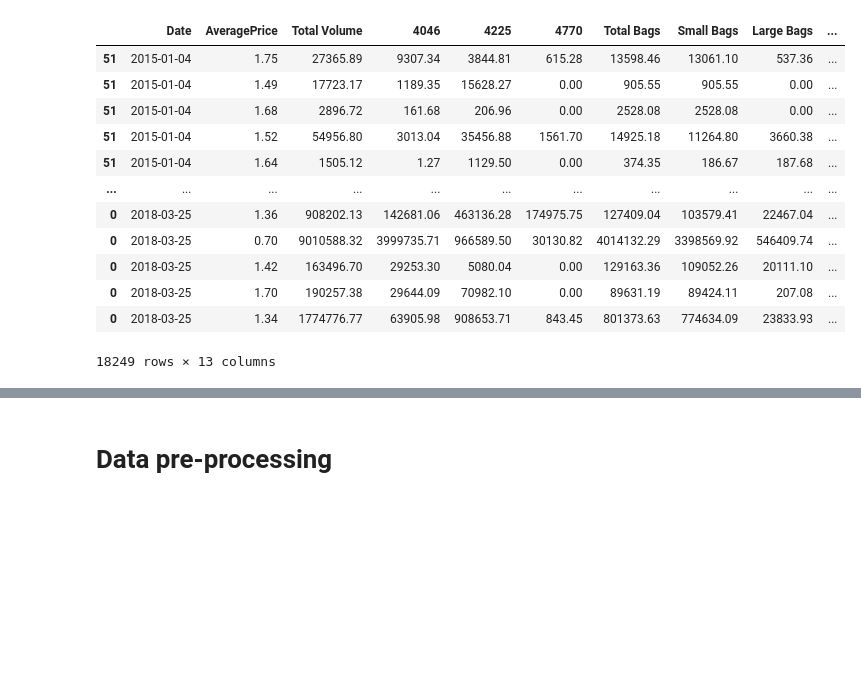
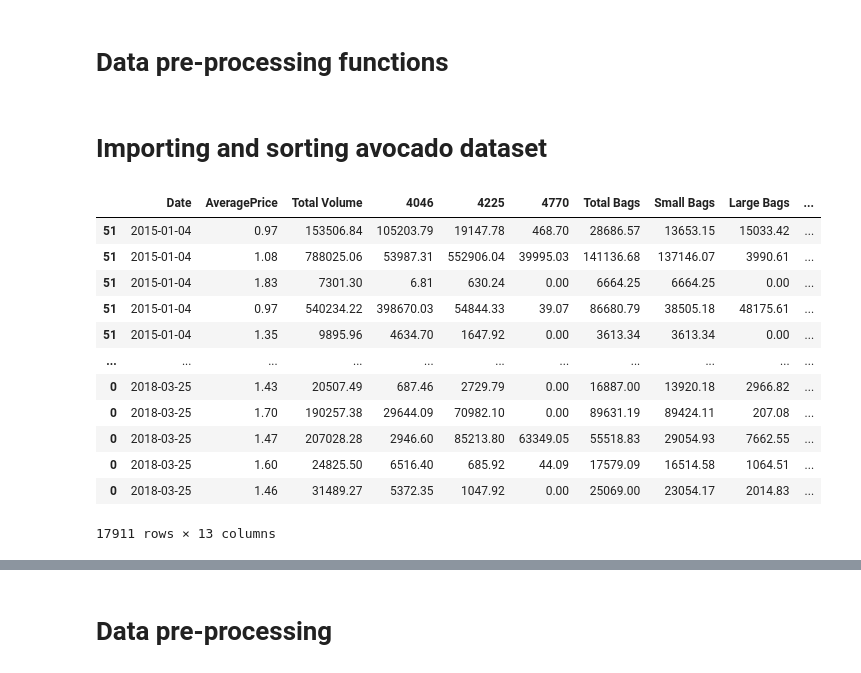
Before and after one commit to joncarter1/AvoLSTM, a Jupyter notebook: AvocadoLSTM.ipynb, the cells around one changed output, grey strips where cells are left out. Cells and saved outputs as stored; diff of their text form; code cells hidden in the pictures; blank space fills up the shorter version.

```diff
--- a/AvocadoLSTM.ipynb
+++ b/AvocadoLSTM.ipynb
@@ -17,3 +21,5 @@ import matplotlib.pyplot as plt
+# %% [markdown]
+# Data pre-processing functions
 # %%
 def convert_timestamp(timestamps):
     return [datetime.datetime.strptime(timestamp,'%Y-%m-%d') for timestamp in timestamps.values]
@@ -23,22 +29,25 @@ def normalise(data, return_stats=False):
     if not return_stats:
         return (data-mean)/std
     return (data-mean)/std, mean, std
+# %% [markdown]
+# Importing and sorting avocado dataset
 # %%
 avocado_data = pd.read_csv("data/avocado.csv", index_col=0)
+avocado_data = avocado_data[avocado_data["region"] != "TotalUS"]  # Remove whole of US entry
 avocado_data["Date"] = convert_timestamp(avocado_data["Date"])
 avocado_data = avocado_data.sort_values("Date")
 avocado_data
 # %% [output]
 |  | Date | AveragePrice | Total Volume | 4046 | 4225 | 4770 | Total Bags | Small Bags | Large Bags | ... |
-| 51 | 2015-01-04 | 1.75 | 27365.89 | 9307.34 | 3844.81 | 615.28 | 13598.46 | 13061.10 | 537.36 | ... |
-| 51 | 2015-01-04 | 1.49 | 17723.17 | 1189.35 | 15628.27 | 0.00 | 905.55 | 905.55 | 0.00 | ... |
-| 51 | 2015-01-04 | 1.68 | 2896.72 | 161.68 | 206.96 | 0.00 | 2528.08 | 2528.08 | 0.00 | ... |
-| 51 | 2015-01-04 | 1.52 | 54956.80 | 3013.04 | 35456.88 | 1561.70 | 14925.18 | 11264.80 | 3660.38 | ... |
-| 51 | 2015-01-04 | 1.64 | 1505.12 | 1.27 | 1129.50 | 0.00 | 374.35 | 186.67 | 187.68 | ... |
+| 51 | 2015-01-04 | 0.97 | 153506.84 | 105203.79 | 19147.78 | 468.70 | 28686.57 | 13653.15 | 15033.42 | ... |
+| 51 | 2015-01-04 | 1.08 | 788025.06 | 53987.31 | 552906.04 | 39995.03 | 141136.68 | 137146.07 | 3990.61 | ... |
+| 51 | 2015-01-04 | 1.83 | 7301.30 | 6.81 | 630.24 | 0.00 | 6664.25 | 6664.25 | 0.00 | ... |
+| 51 | 2015-01-04 | 0.97 | 540234.22 | 398670.03 | 54844.33 | 39.07 | 86680.79 | 38505.18 | 48175.61 | ... |
+| 51 | 2015-01-04 | 1.35 | 9895.96 | 4634.70 | 1647.92 | 0.00 | 3613.34 | 3613.34 | 0.00 | ... |
 | ... | ... | ... | ... | ... | ... | ... | ... | ... | ... | ... |
-| 0 | 2018-03-25 | 1.36 | 908202.13 | 142681.06 | 463136.28 | 174975.75 | 127409.04 | 103579.41 | 22467.04 | ... |
-| 0 | 2018-03-25 | 0.70 | 9010588.32 | 3999735.71 | 966589.50 | 30130.82 | 4014132.29 | 3398569.92 | 546409.74 | ... |
-| 0 | 2018-03-25 | 1.42 | 163496.70 | 29253.30 | 5080.04 | 0.00 | 129163.36 | 109052.26 | 20111.10 | ... |
+| 0 | 2018-03-25 | 1.43 | 20507.49 | 687.46 | 2729.79 | 0.00 | 16887.00 | 13920.18 | 2966.82 | ... |
 | 0 | 2018-03-25 | 1.70 | 190257.38 | 29644.09 | 70982.10 | 0.00 | 89631.19 | 89424.11 | 207.08 | ... |
-| 0 | 2018-03-25 | 1.34 | 1774776.77 | 63905.98 | 908653.71 | 843.45 | 801373.63 | 774634.09 | 23833.93 | ... |
+| 0 | 2018-03-25 | 1.47 | 207028.28 | 2946.60 | 85213.80 | 63349.05 | 55518.83 | 29054.93 | 7662.55 | ... |
+| 0 | 2018-03-25 | 1.60 | 24825.50 | 6516.40 | 685.92 | 44.09 | 17579.09 | 16514.58 | 1064.51 | ... |
+| 0 | 2018-03-25 | 1.46 | 31489.27 | 5372.35 | 1047.92 | 0.00 | 25069.00 | 23054.17 | 2014.83 | ... |
-18249 rows × 13 columns
+17911 rows × 13 columns
```
Also changed, not shown: parts of 23 cells of this notebook, 15 other files.
